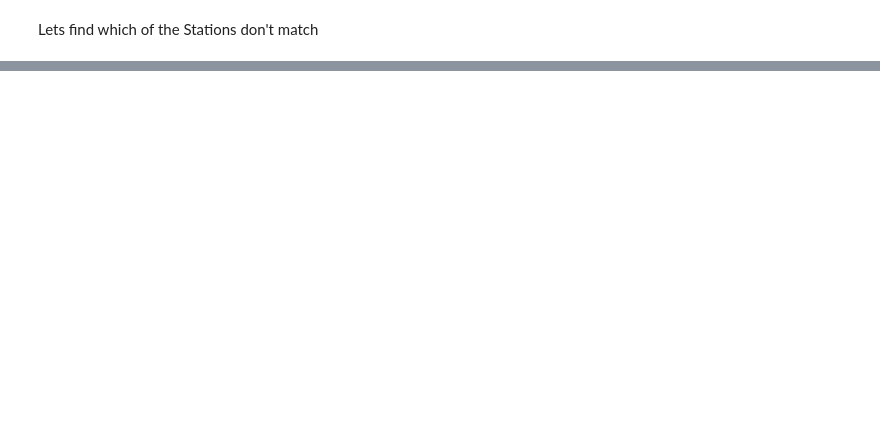
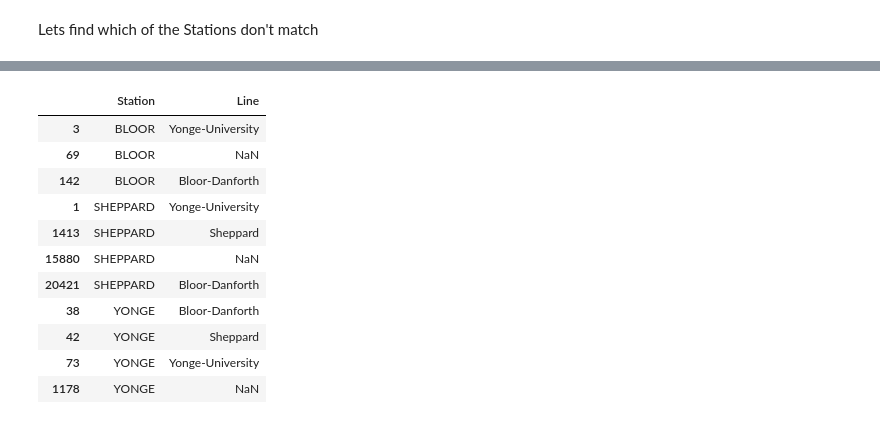
Before and after one commit to cllopes/scs-3250-tcc, a Jupyter notebook: Clean_Part_2.ipynb, the cells around one changed output, grey strips where cells are left out. Saved outputs shown, nothing was run; the diff lists cells and outputs as text; code cells hidden in the pictures; blank space fills up the shorter version.

Commit message:
Exchange station normalization

```diff
--- a/Clean_Part_2.ipynb
+++ b/Clean_Part_2.ipynb
@@ -98,0 +99,17 @@ Index(['BLOOR', 'SHEPPARD', 'YONGE'], dtype='object')
+# %%
+ttc_exchange_stations = ttc[ttc['Station'].isin(['BLOOR', 'SHEPPARD', 'YONGE'])]
+# %%
+ttc_exchange_stations[['Station', 'Line']].drop_duplicates().sort_values('Station')
+# %% [output]
+|  | Station | Line |
+| 3 | BLOOR | Yonge-University |
+| 69 | BLOOR | NaN |
+| 142 | BLOOR | Bloor-Danforth |
+| 1 | SHEPPARD | Yonge-University |
+| 1413 | SHEPPARD | Sheppard |
+| 15880 | SHEPPARD | NaN |
+| 20421 | SHEPPARD | Bloor-Danforth |
+| 38 | YONGE | Bloor-Danforth |
+| 42 | YONGE | Sheppard |
+| 73 | YONGE | Yonge-University |
+| 1178 | YONGE | NaN |
```
Also changed, not shown: parts of 9 cells of this notebook, 3 other files.
